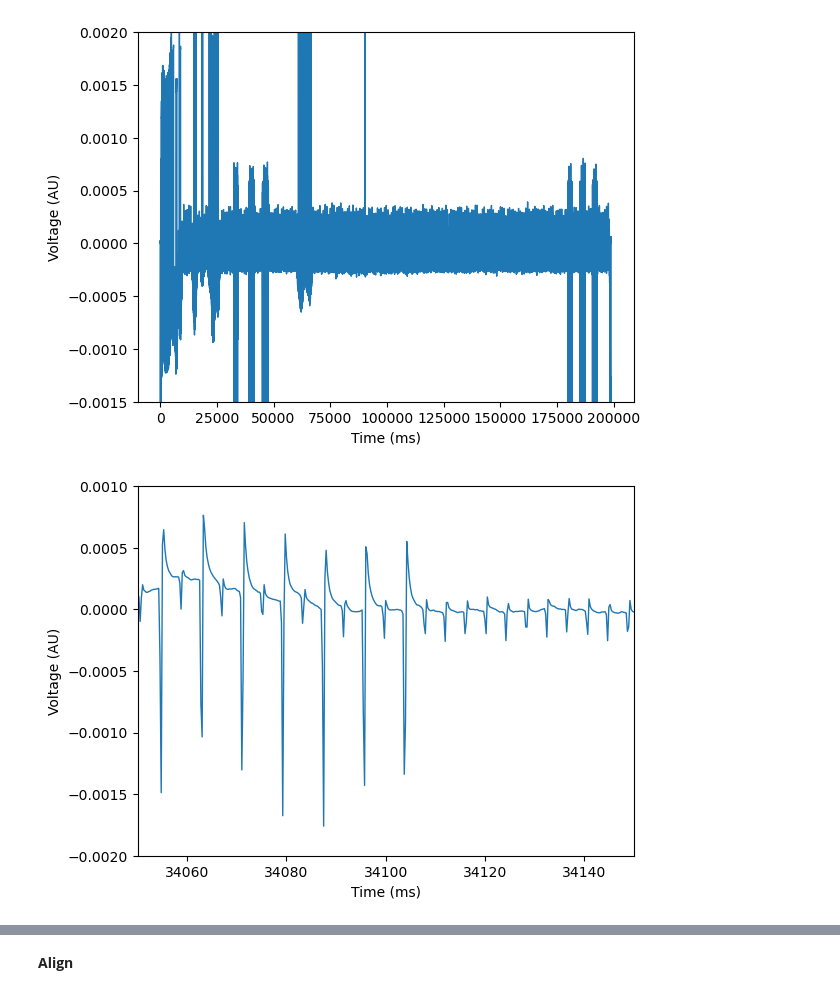
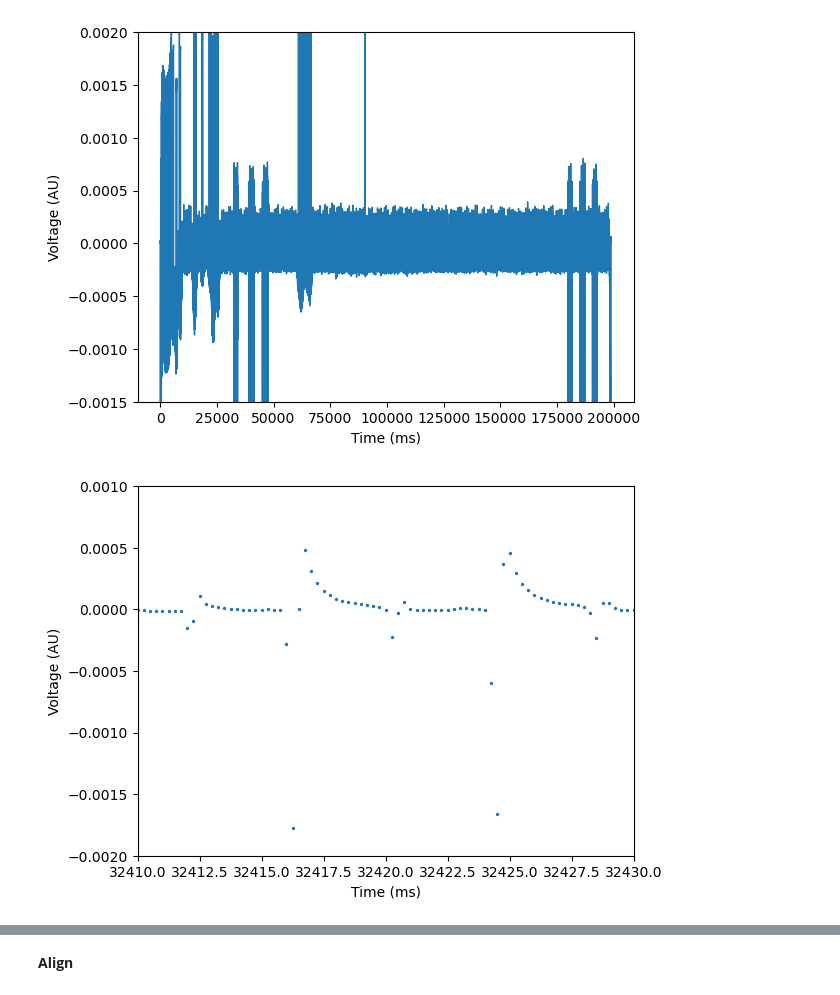
Before and after one commit to juliettevivien/Synchronization, a Jupyter notebook: Align LFP data with sensor data.ipynb, the cells around one changed output, grey strips where cells are left out. Saved outputs shown, nothing was run; the diff lists cells and outputs as text; code cells hidden in the pictures.

```diff
--- a/Align LFP data with sensor data.ipynb
+++ b/Align LFP data with sensor data.ipynb
@@ -335,9 +387,9 @@ plt.show()
 # %%
 plt.xlabel('Time (ms)')
 plt.ylabel('Voltage (AU)')
-plt.plot(x2_time,mne_object_filtered,linewidth=1)
-plt.xlim(34050, 34150)
+plt.scatter(x2_time,mne_object_filtered,linewidth=1,s=2)
+plt.xlim(32410, 32430)
 plt.ylim(-0.002,0.001)
 plt.show()
 # %% [output]
-[figure, old version]
+[figure, new version]
```
Also changed, not shown: parts of 34 cells of this notebook.
